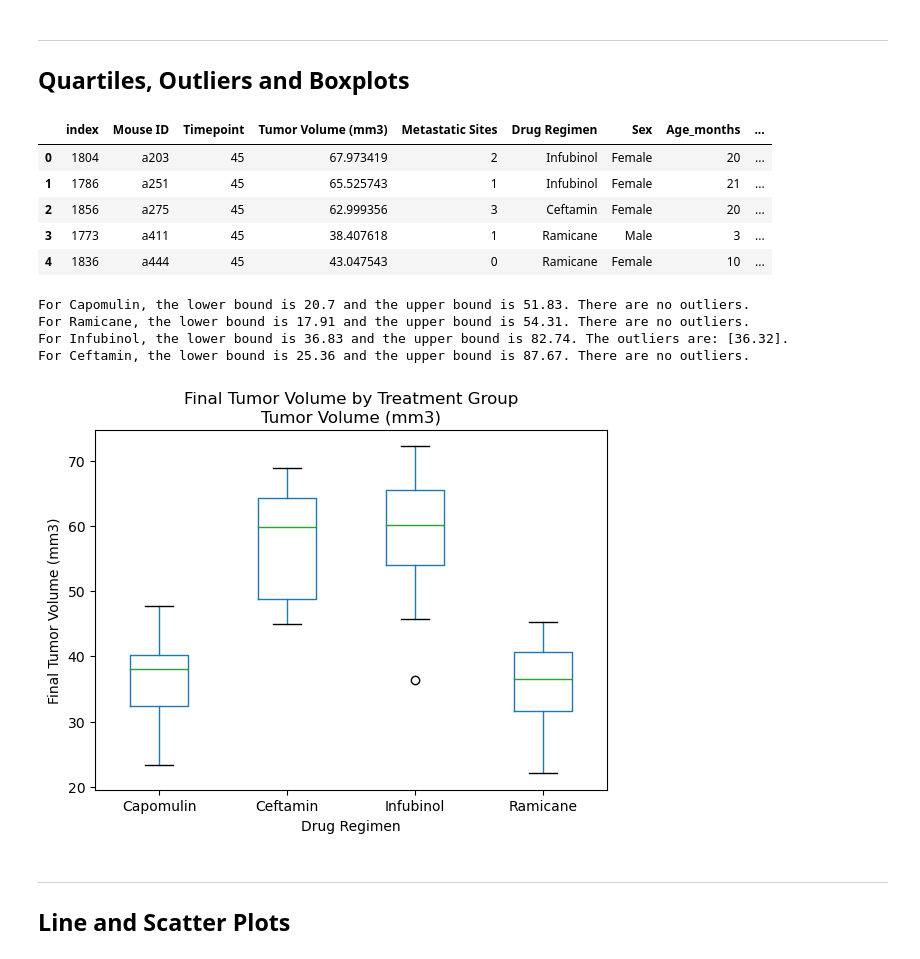
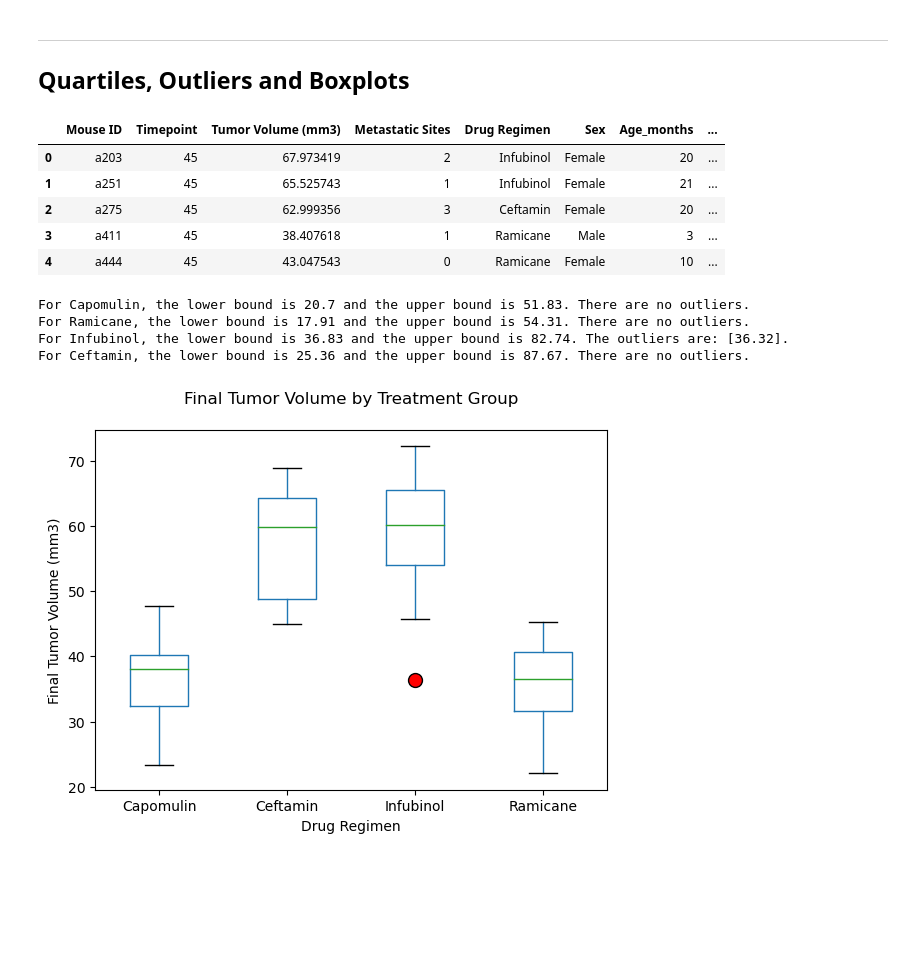
Before and after one commit to adilourai/matplotlib-challenge, a Jupyter notebook: Pymaceuticals Analysis.ipynb, the cells around one changed output. Cells and saved outputs as stored; diff of their text form; code cells hidden in the pictures; blank space fills up the shorter version.

```diff
--- a/Pymaceuticals Analysis.ipynb
+++ b/Pymaceuticals Analysis.ipynb
@@ -190,16 +187,18 @@ plt.show()
 ## Quartiles, Outliers and Boxplots
 # %%
 # Calculate the final tumor volume of each mouse across four of the treatment regimens: Capomulin, Ramicane, Infubinol, and Ceftamin
+# Use idxmax to ensure the correct tumor volume matches with the maximum timepoint
 final_tumors = all_data.loc[(all_data['Drug Regimen']=='Capomulin') | (all_data['Drug Regimen']=='Ramicane') | (all_data['Drug Regimen']=='Infubinol') | (all_data['Drug Regimen']=='Ceftamin')]
 final_tumors = final_tumors.loc[final_tumors.groupby(['Mouse ID','Drug Regimen'])['Timepoint'].idxmax()].reset_index()
+final_tumors = final_tumors.drop(columns=['index'])
 final_tumors.head()
 # %% [output]
-|  | index | Mouse ID | Timepoint | Tumor Volume (mm3) | Metastatic Sites | Drug Regimen | Sex | Age_months | ... |
-| 0 | 1804 | a203 | 45 | 67.973419 | 2 | Infubinol | Female | 20 | ... |
-| 1 | 1786 | a251 | 45 | 65.525743 | 1 | Infubinol | Female | 21 | ... |
-| 2 | 1856 | a275 | 45 | 62.999356 | 3 | Ceftamin | Female | 20 | ... |
-| 3 | 1773 | a411 | 45 | 38.407618 | 1 | Ramicane | Male | 3 | ... |
-| 4 | 1836 | a444 | 45 | 43.047543 | 0 | Ramicane | Female | 10 | ... |
+|  | Mouse ID | Timepoint | Tumor Volume (mm3) | Metastatic Sites | Drug Regimen | Sex | Age_months | ... |
+| 0 | a203 | 45 | 67.973419 | 2 | Infubinol | Female | 20 | ... |
+| 1 | a251 | 45 | 65.525743 | 1 | Infubinol | Female | 21 | ... |
+| 2 | a275 | 45 | 62.999356 | 3 | Ceftamin | Female | 20 | ... |
+| 3 | a411 | 45 | 38.407618 | 1 | Ramicane | Male | 3 | ... |
+| 4 | a444 | 45 | 43.047543 | 0 | Ramicane | Female | 10 | ... |
 # %%
 # Put treatments into a list for for loop (and later for plot labels)
 treatments = ['Capomulin', 'Ramicane', 'Infubinol', 'Ceftamin']
@@ -233,12 +234,10 @@ For Infubinol, the lower bound is 36.83 and the upper bound is 82.74. The outlie
 For Ceftamin, the lower bound is 25.36 and the upper bound is 87.67. There are no outliers.
 # %%
 # Generate a box plot that shows the distrubution of the tumor volume for each treatment group
-fig1 = final_tumors.boxplot(by='Drug Regimen',column='Tumor Volume (mm3)',grid=False)
+fig1 = final_tumors.boxplot(by='Drug Regimen',column='Tumor Volume (mm3)',grid=False,flierprops={'markersize':10,'markerfacecolor': 'red'})
 fig1.get_figure().suptitle('Final Tumor Volume by Treatment Group')
+fig1.set_title('')
 fig1.set_ylabel('Final Tumor Volume (mm3)')
 plt.show()
 # %% [output]
-[figure, old version]
+[figure, new version]
-# %% [markdown]
-***
-## Line and Scatter Plots
```
Also changed, not shown: parts of 16 cells of this notebook.
